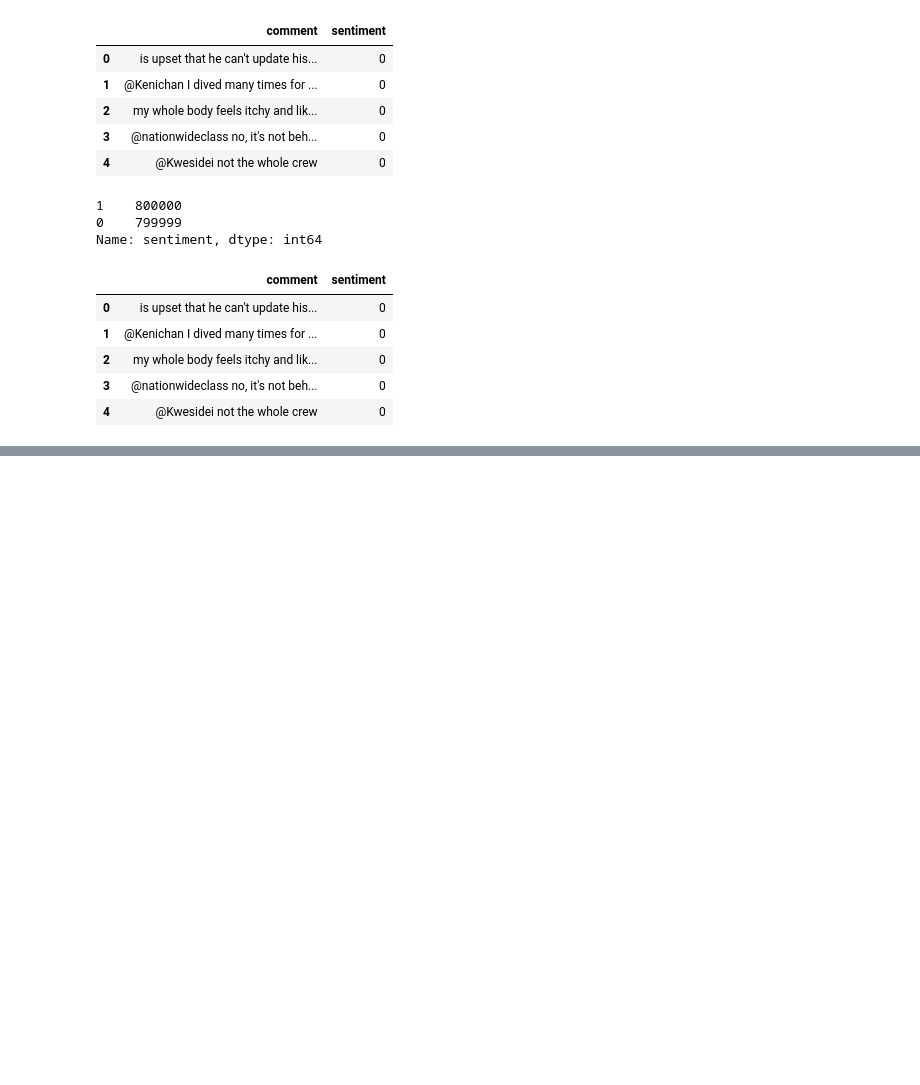
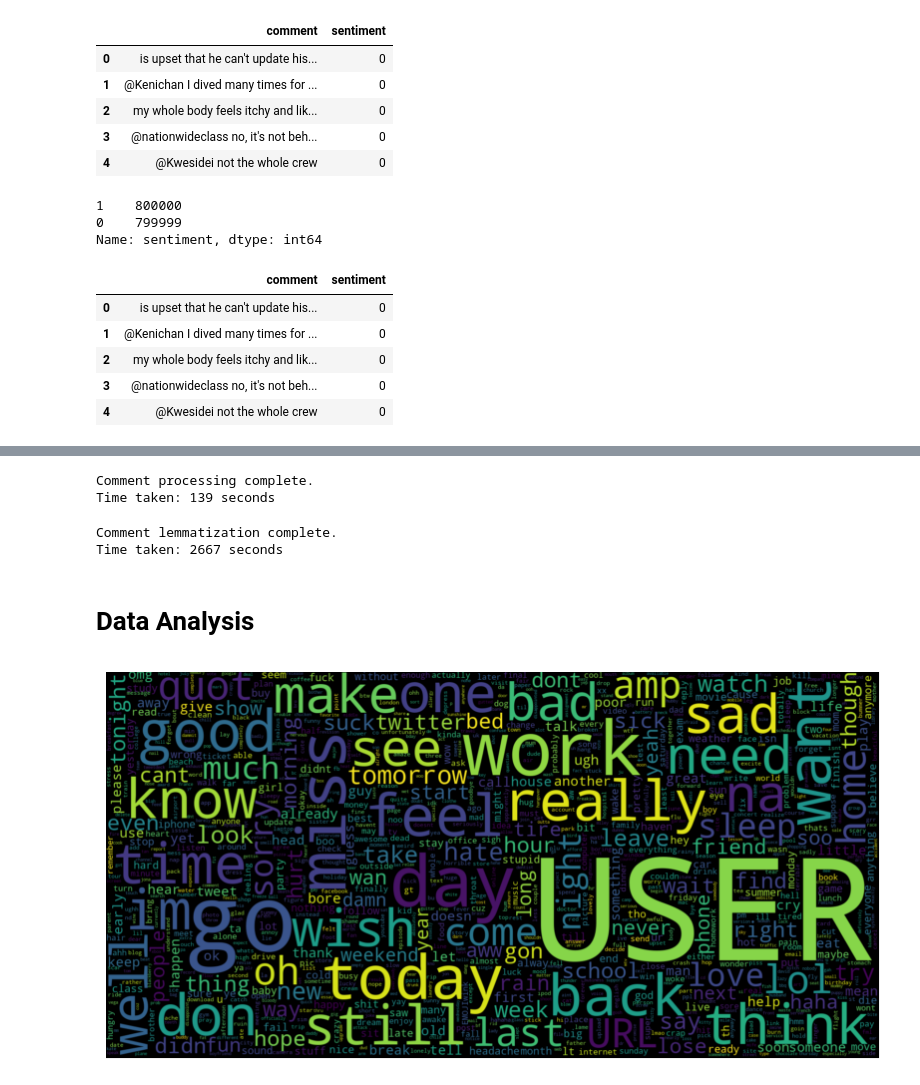
Before and after one commit to thesarwars/Sentiment_Analysis_using_Machine_Learning, a Jupyter notebook: Sentiment.ipynb, the cells around one changed output, grey strips where cells are left out. Drawn from its saved outputs; the diff is of its cells as text; code cells hidden in the pictures; blank space fills up the shorter version.

```diff
--- a/Sentiment.ipynb
+++ b/Sentiment.ipynb
@@ -294,0 +245,9 @@ Time taken: 2667 seconds
+# %%
+# Applying the entire comment stored in list "comment" for preprocessing and calculating the time taken to perform the operation
+t = time.time()
+preprocessedComment = preprocessing(comment)
+print('Comment processing complete.')
+print(f'Time taken: {round(time.time()-t)} seconds')
+# %% [output]
+Comment processing complete.
+Time taken: 139 seconds
@@ -294,0 +281,25 @@ Time taken: 2667 seconds
+# %%
+# Applying the entire list stored in list "comment" for preprocessing and calculating the time taken to perform the operation
+t = time.time()
+processedcomment = lemmatize_process(preprocessedComment)
+print('Comment lemmatization complete.')
+print(f'Time taken: {round(time.time()-t)} seconds')
+# %% [output]
+Comment lemmatization complete.
+Time taken: 2667 seconds
+# %% [markdown]
+# Data Analysis
+# %%
+# Creating word cloud of negative twwets,  where the words appearing larger are more frequent in nature accross articles
+# First 8000000 tweets in the list negative tweets
+
+data_neg = processedcomment[:800000]
+all_negwords = ' '.join(data_neg)
+wordcloud = WordCloud(max_words = 1000, width = 1600, height = 800,
+                       collocations = False).generate(all_negwords)
+plt.figure(figsize=(10, 7))
+plt.imshow(wordcloud, interpolation = 'bilinear')
+plt.axis('off')
+plt.show()
+# %% [output]
+[figure, added]
```
Also changed, not shown: parts of 29 cells of this notebook.
